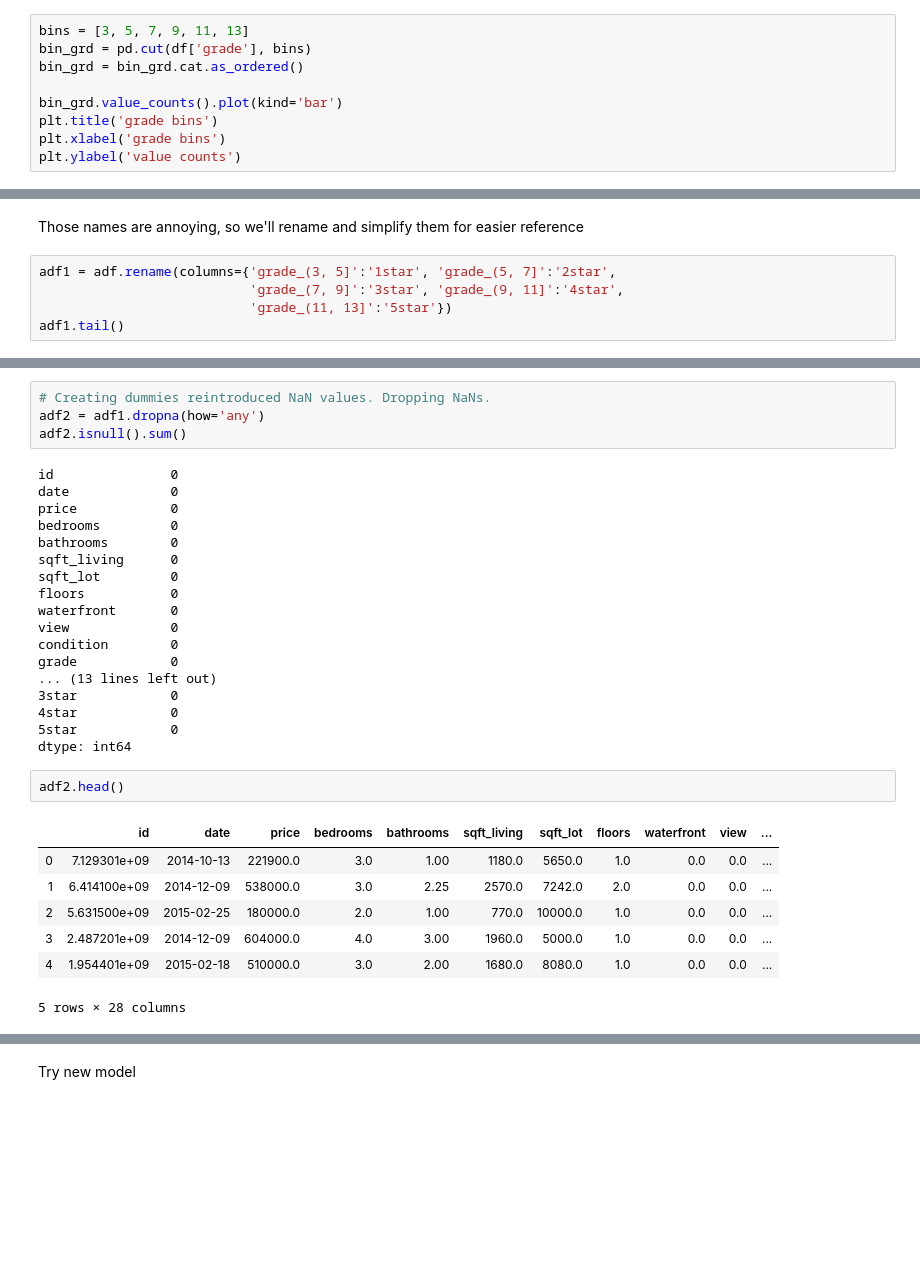
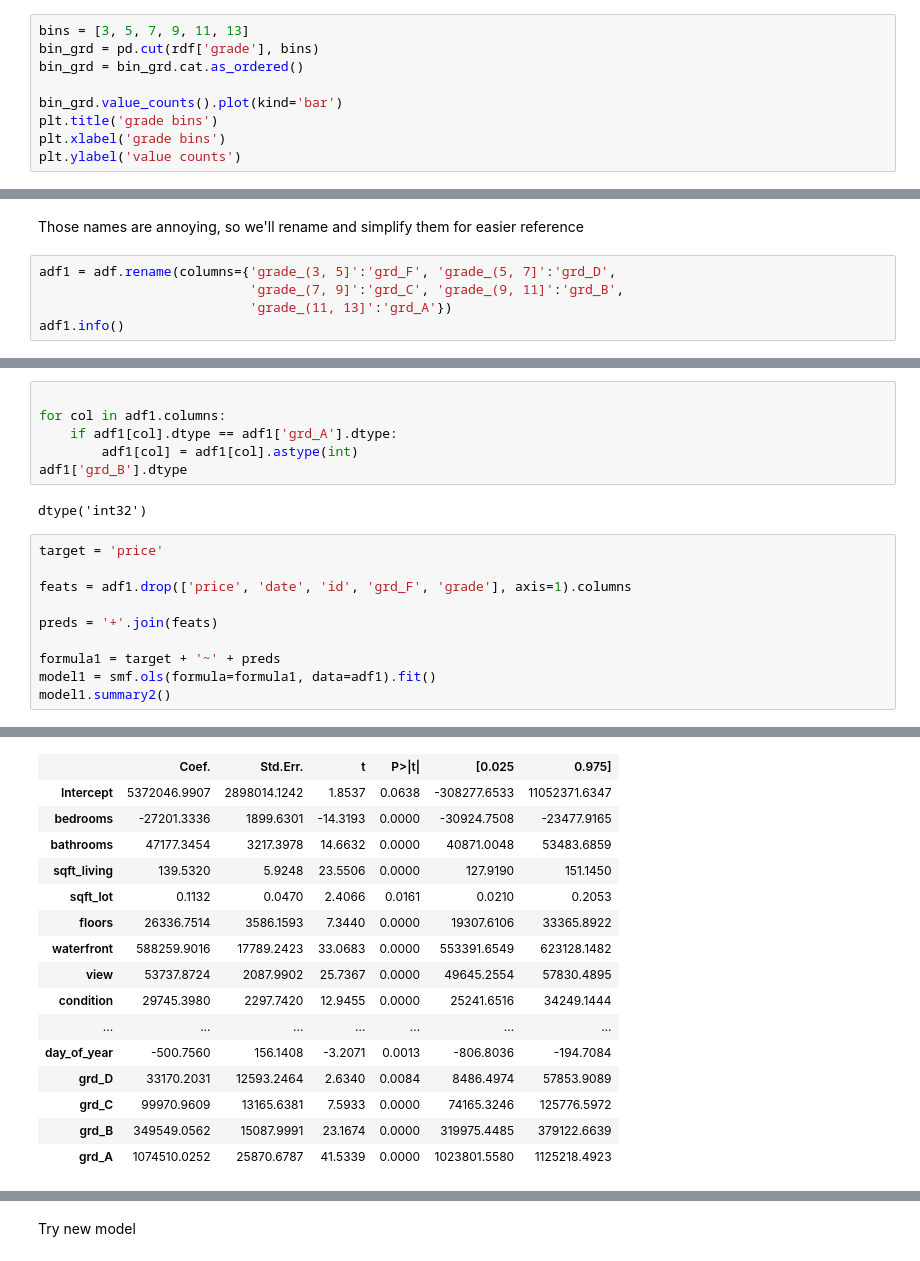
Before and after one commit to bmauss/Regression-Model-for-King-County-Housing-Market, a Jupyter notebook: Regression Model.ipynb, the cells around one changed output, grey strips where cells are left out. Cells and saved outputs as stored; diff of their text form; blank space fills up the shorter version.

```diff
--- a/Regression Model.ipynb
+++ b/Regression Model.ipynb
@@ -532,7 +532,7 @@ Unique values are 3-13.  If we bin by every 3 numbers, we'll lose value 13 Creat
 the values
 # %%
 bins = [3, 5, 7, 9, 11, 13]
-bin_grd = pd.cut(df['grade'], bins)
+bin_grd = pd.cut(rdf['grade'], bins)
 bin_grd = bin_grd.cat.as_ordered()
 
 bin_grd.value_counts().plot(kind='bar')
@@ -564,8 +564,8 @@ adf.head()
 # %% [markdown]
 Those names are annoying, so we'll rename and simplify them for easier reference
 # %%
-adf1 = adf.rename(columns={'grade_(3, 5]':'1star', 'grade_(5, 7]':'2star',
-                           'grade_(7, 9]':'3star', 'grade_(9, 11]':'4star',
-                           'grade_(11, 13]':'5star'})
-adf1.tail()
+adf1 = adf.rename(columns={'grade_(3, 5]':'grd_F', 'grade_(5, 7]':'grd_D',
+                           'grade_(7, 9]':'grd_C', 'grade_(9, 11]':'grd_B',
+                           'grade_(11, 13]':'grd_A'})
+adf1.info()
 # %% [output]
@@ -579,32 +589,19 @@ adf1.tail()
-# %%
-# Creating dummies reintroduced NaN values. Dropping NaNs.
-adf2 = adf1.dropna(how='any')
-adf2.isnull().sum()
-# %% [output]
-id               0
-date             0
-price            0
-bedrooms         0
-bathrooms        0
-sqft_living      0
-sqft_lot         0
-floors           0
-waterfront       0
-view             0
-condition        0
-grade            0
-... (13 lines left out)
-3star            0
-4star            0
-5star            0
-dtype: int64
-# %%
-adf2.head()
-# %% [output]
-|  | id | date | price | bedrooms | bathrooms | sqft_living | sqft_lot | floors | waterfront | view | ... |
-| 0 | 7.129301e+09 | 2014-10-13 | 221900.0 | 3.0 | 1.00 | 1180.0 | 5650.0 | 1.0 | 0.0 | 0.0 | ... |
-| 1 | 6.414100e+09 | 2014-12-09 | 538000.0 | 3.0 | 2.25 | 2570.0 | 7242.0 | 2.0 | 0.0 | 0.0 | ... |
-| 2 | 5.631500e+09 | 2015-02-25 | 180000.0 | 2.0 | 1.00 | 770.0 | 10000.0 | 1.0 | 0.0 | 0.0 | ... |
-| 3 | 2.487201e+09 | 2014-12-09 | 604000.0 | 4.0 | 3.00 | 1960.0 | 5000.0 | 1.0 | 0.0 | 0.0 | ... |
-| 4 | 1.954401e+09 | 2015-02-18 | 510000.0 | 3.0 | 2.00 | 1680.0 | 8080.0 | 1.0 | 0.0 | 0.0 | ... |
-5 rows × 28 columns
+# %%
+
+for col in adf1.columns:
+    if adf1[col].dtype == adf1['grd_A'].dtype:
+        adf1[col] = adf1[col].astype(int)
+adf1['grd_B'].dtype
+# %% [output]
+dtype('int32')
+# %%
+target = 'price'
+
+feats = adf1.drop(['price', 'date', 'id', 'grd_F', 'grade'], axis=1).columns
+
+preds = '+'.join(feats)
+
+formula1 = target + '~' + preds
+model1 = smf.ols(formula=formula1, data=adf1).fit()
+model1.summary2()
+# %% [output]
@@ -610,0 +615,16 @@ adf2.head()
+|  | Coef. | Std.Err. | t | P>|t| | [0.025 | 0.975] |
+| Intercept | 5372046.9907 | 2898014.1242 | 1.8537 | 0.0638 | -308277.6533 | 11052371.6347 |
+| bedrooms | -27201.3336 | 1899.6301 | -14.3193 | 0.0000 | -30924.7508 | -23477.9165 |
+| bathrooms | 47177.3454 | 3217.3978 | 14.6632 | 0.0000 | 40871.0048 | 53483.6859 |
+| sqft_living | 139.5320 | 5.9248 | 23.5506 | 0.0000 | 127.9190 | 151.1450 |
+| sqft_lot | 0.1132 | 0.0470 | 2.4066 | 0.0161 | 0.0210 | 0.2053 |
+| floors | 26336.7514 | 3586.1593 | 7.3440 | 0.0000 | 19307.6106 | 33365.8922 |
+| waterfront | 588259.9016 | 17789.2423 | 33.0683 | 0.0000 | 553391.6549 | 623128.1482 |
+| view | 53737.8724 | 2087.9902 | 25.7367 | 0.0000 | 49645.2554 | 57830.4895 |
+| condition | 29745.3980 | 2297.7420 | 12.9455 | 0.0000 | 25241.6516 | 34249.1444 |
+| ... | ... | ... | ... | ... | ... | ... |
+| day_of_year | -500.7560 | 156.1408 | -3.2071 | 0.0013 | -806.8036 | -194.7084 |
+| grd_D | 33170.2031 | 12593.2464 | 2.6340 | 0.0084 | 8486.4974 | 57853.9089 |
+| grd_C | 99970.9609 | 13165.6381 | 7.5933 | 0.0000 | 74165.3246 | 125776.5972 |
+| grd_B | 349549.0562 | 15087.9991 | 23.1674 | 0.0000 | 319975.4485 | 379122.6639 |
+| grd_A | 1074510.0252 | 25870.6787 | 41.5339 | 0.0000 | 1023801.5580 | 1125218.4923 |
```
Also changed, not shown: parts of 9 cells of this notebook.
